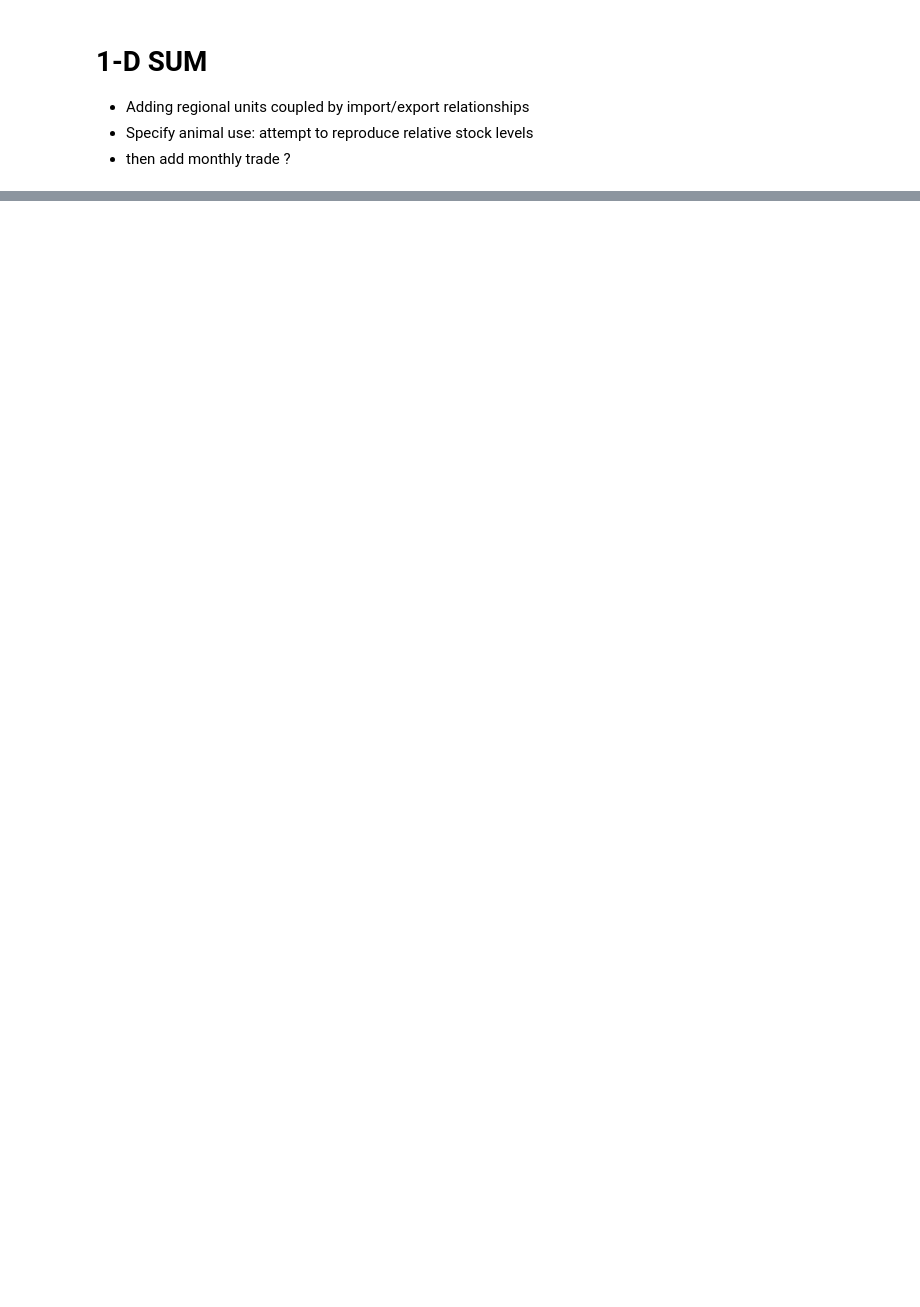
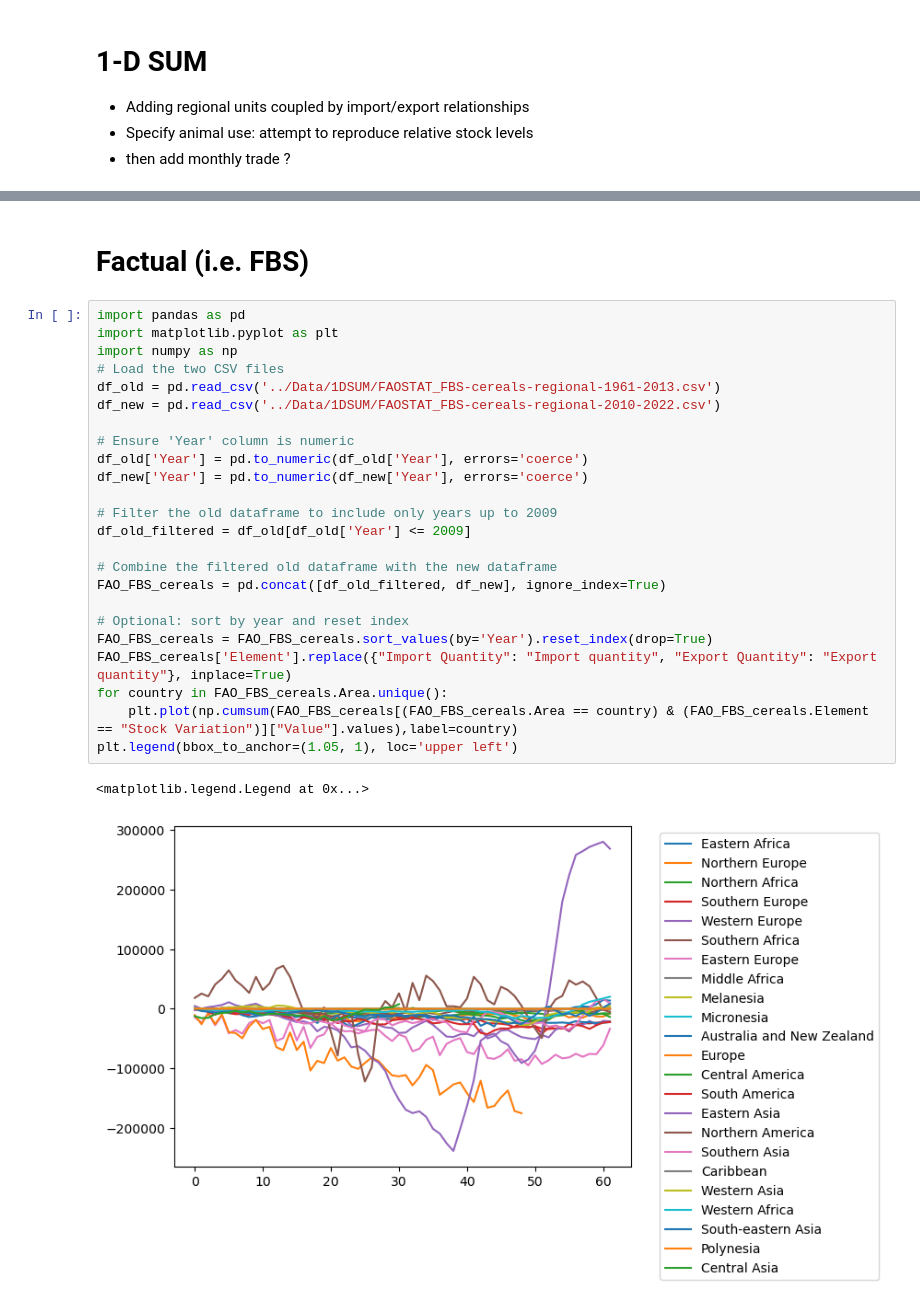
Before and after one commit to dancomputer/M2Internship, a Jupyter notebook: Code/SUM-Model-Hierarchy.ipynb, the cells around one changed output, grey strips where cells are left out. Saved outputs shown, nothing was run; the diff lists cells and outputs as text; blank space fills up the shorter version.

```diff
--- a/Code/SUM-Model-Hierarchy.ipynb
+++ b/Code/SUM-Model-Hierarchy.ipynb
@@ -284,0 +181,29 @@ plt.plot(np.sum(stocks,axis=0))
+# %% [markdown]
+# Factual (i.e. FBS)
+# %%
+import pandas as pd
+import matplotlib.pyplot as plt
+import numpy as np
+# Load the two CSV files
+df_old = pd.read_csv('../Data/1DSUM/FAOSTAT_FBS-cereals-regional-1961-2013.csv')
+df_new = pd.read_csv('../Data/1DSUM/FAOSTAT_FBS-cereals-regional-2010-2022.csv')
+
+# Ensure 'Year' column is numeric
+df_old['Year'] = pd.to_numeric(df_old['Year'], errors='coerce')
+df_new['Year'] = pd.to_numeric(df_new['Year'], errors='coerce')
+
+# Filter the old dataframe to include only years up to 2009
+df_old_filtered = df_old[df_old['Year'] <= 2009]
+
+# Combine the filtered old dataframe with the new dataframe
+FAO_FBS_cereals = pd.concat([df_old_filtered, df_new], ignore_index=True)
+
+# Optional: sort by year and reset index
+FAO_FBS_cereals = FAO_FBS_cereals.sort_values(by='Year').reset_index(drop=True)
+FAO_FBS_cereals['Element'].replace({"Import Quantity": "Import quantity", "Export Quantity": "Export quantity"}, inplace=True)
+for country in FAO_FBS_cereals.Area.unique():
+    plt.plot(np.cumsum(FAO_FBS_cereals[(FAO_FBS_cereals.Area == country) & (FAO_FBS_cereals.Element == "Stock Variation")]["Value"].values),label=country)
+plt.legend(bbox_to_anchor=(1.05, 1), loc='upper left')
+# %% [output]
+<matplotlib.legend.Legend at 0x...>
+[figure, added]
```
Also changed, not shown: parts of 90 cells of this notebook, 11 other files.
